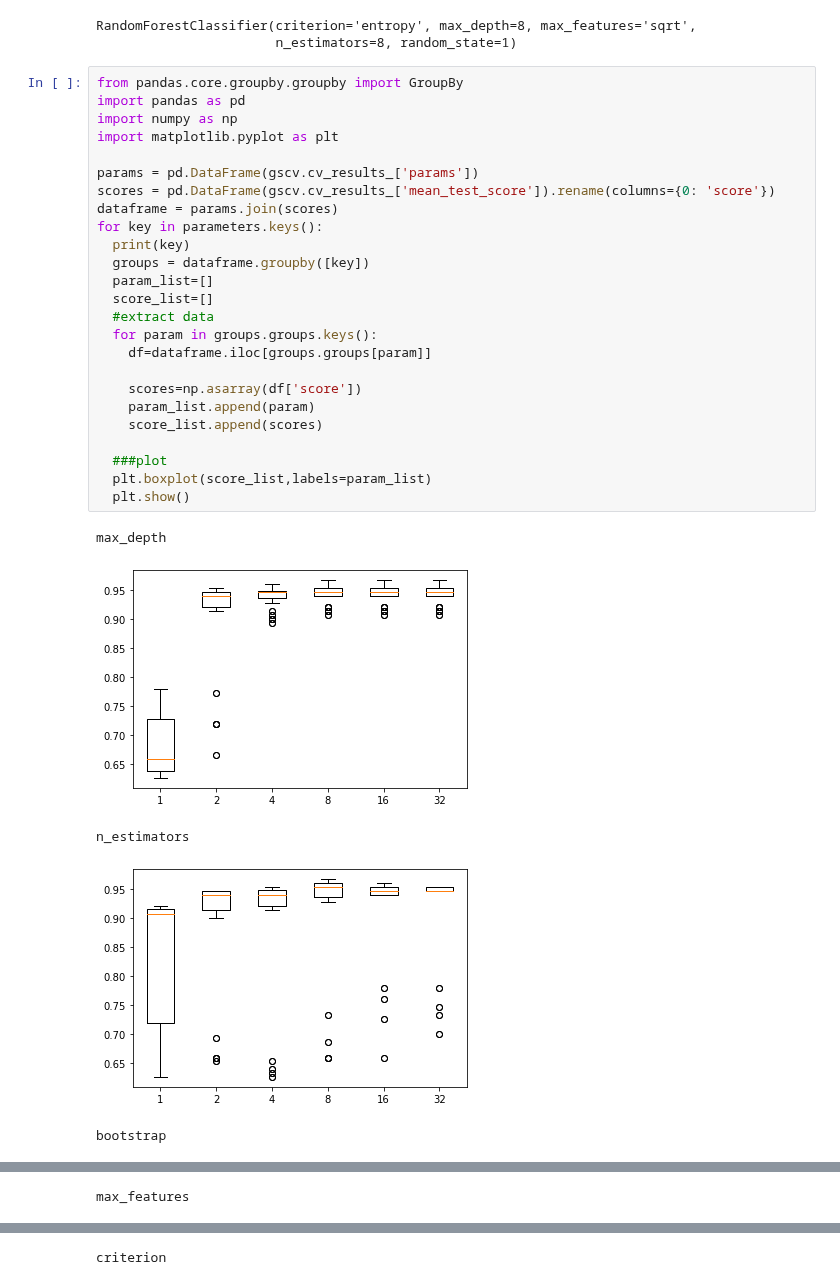
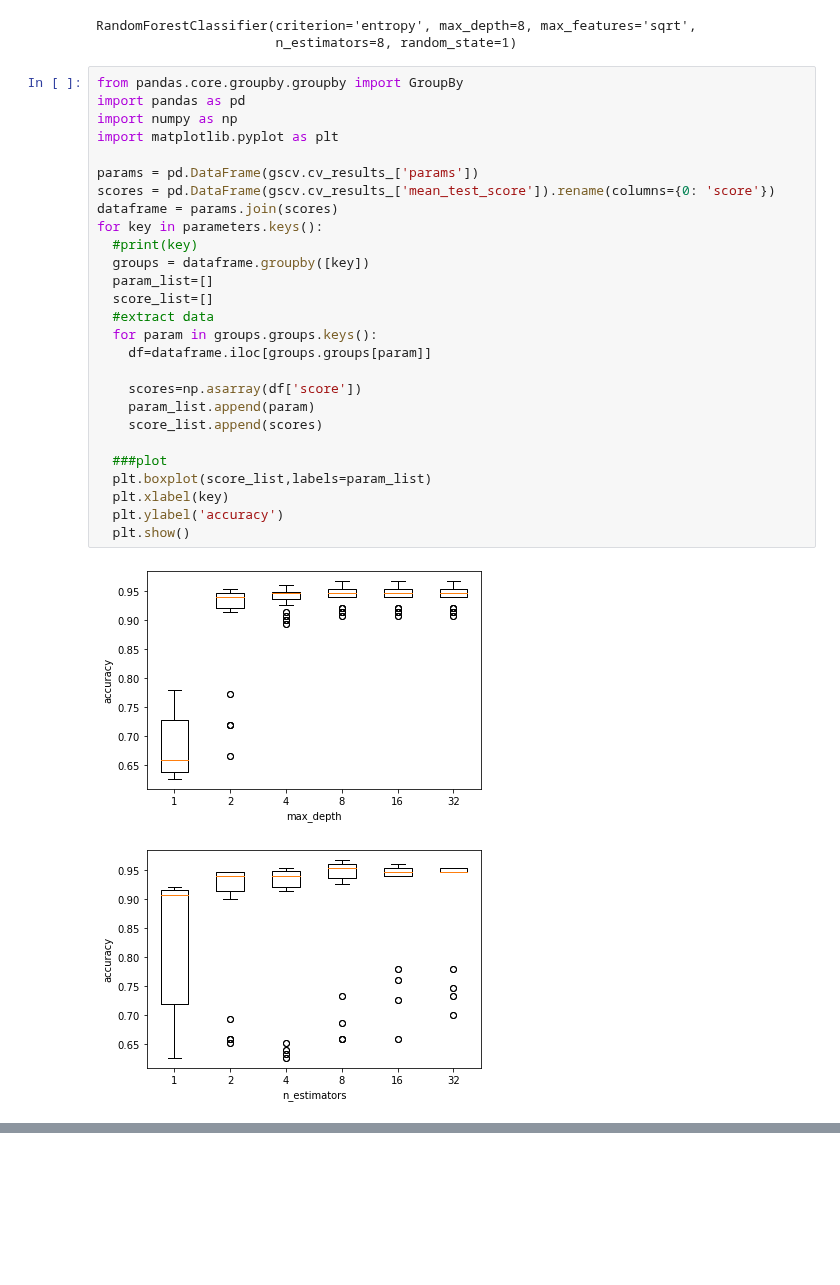
Before and after one commit to u-adrian/PSDA, a Jupyter notebook: 01_Exercise/Aufgabe_7.ipynb, the cells around one changed output, grey strips where cells are left out. Saved outputs shown, nothing was run; the diff lists cells and outputs as text; blank space fills up the shorter version.

```diff
--- a/01_Exercise/Aufgabe_7.ipynb
+++ b/01_Exercise/Aufgabe_7.ipynb
@@ -89,31 +89,30 @@ RandomForestClassifier(criterion='entropy', max_depth=8, max_features='sqrt',
 # %%
 from pandas.core.groupby.groupby import GroupBy
 import pandas as pd
 import numpy as np
 import matplotlib.pyplot as plt
 
 params = pd.DataFrame(gscv.cv_results_['params'])
 scores = pd.DataFrame(gscv.cv_results_['mean_test_score']).rename(columns={0: 'score'})
 dataframe = params.join(scores)
 for key in parameters.keys():
-  print(key)
+  #print(key)
   groups = dataframe.groupby([key])
   param_list=[]
   score_list=[]
   #extract data
   for param in groups.groups.keys():
     df=dataframe.iloc[groups.groups[param]]
 
     scores=np.asarray(df['score'])
     param_list.append(param)
     score_list.append(scores)
 
   ###plot
   plt.boxplot(score_list,labels=param_list)
+  plt.xlabel(key)
+  plt.ylabel('accuracy')
   plt.show()
 # %% [output]
-max_depth
-[figure, old version]
+[figure, new version]
-n_estimators
-[figure, old version]
+[figure, new version]
-bootstrap
@@ -121 +119,0 @@ bootstrap
-max_features
@@ -123 +120,0 @@ max_features
-criterion
```
Also changed, not shown: parts of 5 cells of this notebook.
